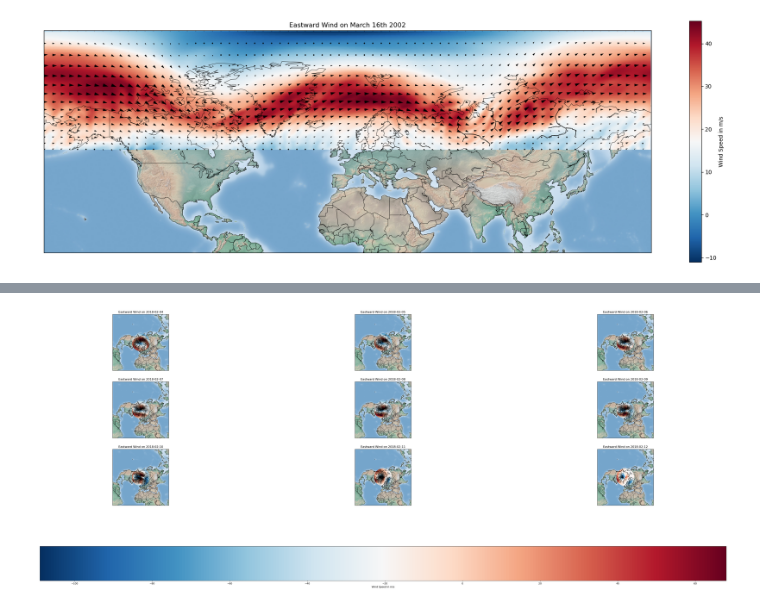
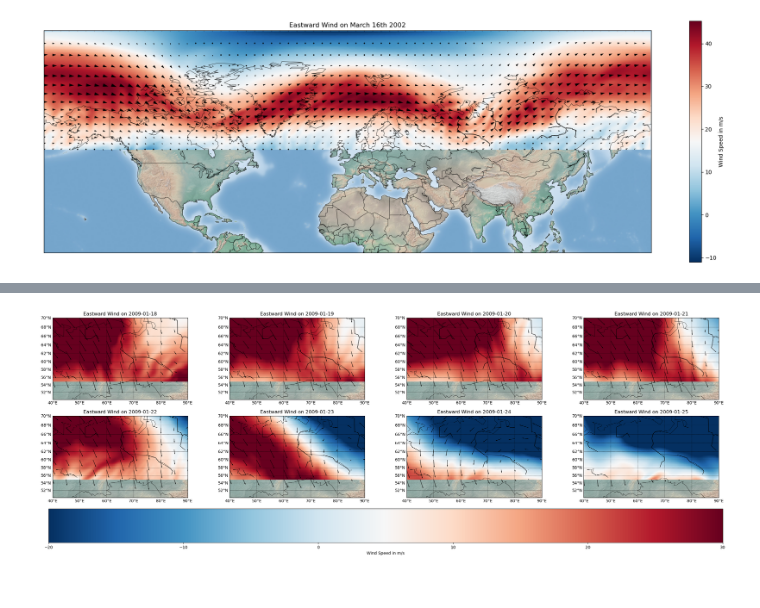
Before and after one commit to jonyjesus18/final-year-proj, a Jupyter notebook: ssw_identifying_era5_daily.ipynb, the cells around one changed output, grey strips where cells are left out. Drawn from its saved outputs; the diff is of its cells as text; code cells hidden in the pictures.

```diff
--- a/ssw_identifying_era5_daily.ipynb
+++ b/ssw_identifying_era5_daily.ipynb
@@ -11,6 +11,21 @@ from datetime import datetime
 
 pd.options.mode.chained_assignment = None  # default='warn'
 pd.set_option('display.max_columns', 500)
+
+# ==============================================================================
+# Use the cartopy environment for these graphs
+# ==============================================================================
+
+from datetime import datetime, timedelta
+
+def get_day_array(date_string = "2018-02-11", days = 9):
+    date = datetime.strptime(date_string, "%Y-%m-%d")
+    dates = []
+    for i in range(days):
+        previous_date = date - timedelta(days=i+1)
+        dates.append(previous_date.strftime("%Y-%m-%d"))
+    dates.reverse()
+    return dates
 # %%
 # Get Temperature Data]
 def generate_dataset(path='/Users/joaojesus/Desktop/final_year_proj/PROCESSED_ERA5_ONLINE/COMPRESSED/WIND_EASTWARD/',
@@ -248,13 +362,17 @@ plt.colorbar(label='Wind Speed in m/s')
 # =============================================
 # plot a multiple days on a colour mesh and quiver
 # =============================================
+# load era5 data
+
+grid = map_grid(grid_size=None, source = 'era5_online')
+wizard = data_wizard()
 
 %matplotlib inline
 import numpy as np
 import matplotlib.pyplot as plt
 from mpl_toolkits.basemap import Basemap
 
-dates = ["2018-02-04","2018-02-05","2018-02-06","2018-02-07","2018-02-08","2018-02-09","2018-02-10","2018-02-11","2018-02-12"]
+dates = get_day_array(date_string="2009-01-26",days=8)
 
 
 data_u_1 = np.load(f'/Users/joaojesus/Desktop/final_year_proj/pre_processed_era5_online/COMPRESSED/WIND_EASTWARD/{dates[0]}.npz')['arr_0']
@@ -281,8 +399,6 @@ data_v_7 = np.load(f'/Users/joaojesus/Desktop/final_year_proj/pre_processed_era5
 data_u_8  = np.load(f'/Users/joaojesus/Desktop/final_year_proj/pre_processed_era5_online/COMPRESSED/WIND_EASTWARD/{dates[7]}.npz')['arr_0']
 data_v_8 = np.load(f'/Users/joaojesus/Desktop/final_year_proj/pre_processed_era5_online/COMPRESSED/WIND_NORTHWARD/{dates[7]}.npz')['arr_0']
 
-data_u_9  = np.load(f'/Users/joaojesus/Desktop/final_year_proj/pre_processed_era5_online/COMPRESSED/WIND_EASTWARD/{dates[8]}.npz')['arr_0']
-data_v_9 = np.load(f'/Users/joaojesus/Desktop/final_year_proj/pre_processed_era5_online/COMPRESSED/WIND_NORTHWARD/{dates[8]}.npz')['arr_0']
 
 data_dict = {'data_u_1': data_u_1,
             'data_u_2': data_u_2,
@@ -292,7 +408,6 @@ data_dict = {'data_u_1': data_u_1,
             'data_u_6': data_u_6,
             'data_u_7': data_u_7,
             'data_u_8': data_u_8,
-            'data_u_9': data_u_9,
             'data_v_1': data_v_1,
             'data_v_2': data_v_2,
             'data_v_3': data_v_3,
@@ -300,48 +415,48 @@ data_dict = {'data_u_1': data_u_1,
             'data_v_5': data_v_5,
             'data_v_6': data_v_6,
             'data_v_7': data_v_7,
-            'data_v_8': data_v_8,
-            'data_v_9': data_v_9}
+            'data_v_8': data_v_8}
 
 
-fig, axes = plt.subplots(nrows=3, ncols=3, figsize=(50, 20))
+fig, axes = plt.subplots(nrows=2, ncols=4, figsize=(30, 10))
 
 data_i = 1
 
-# map_params = {
-#     'projection': 'npstere',
-#     'lon_0': 60,
-#     'lat_0': 60,
-#     'llcrnrlat': 60,
-#     'urcrnrlat': 90,
-#     'llcrnrlon': -180,
-#     'urcrnrlon': 180,
-#     'resolution': 'l'
-# }
-map_params = {
-    'projection' : 'npstere',
-    'boundinglat': 0,
-    'lon_0': 0,
-    'resolution': 'c'}
-
-# Loop over the subplots and plot the map
-data_i = 1
-
-for i in range(3):
-    for j in range(3):
+vmin = -20
+vmax = 30
+for i in range(2):
+    for j in range(4):
 
         data_u = data_dict[f'data_u_{data_i}']
         data_v = data_dict[f'data_v_{data_i}']
 
         ax = axes[i, j]
 
-        m = Basemap(ax=ax, **map_params)
+        # map_params = {
+        #     'projection': 'stere',
+        #     'lon_0': 60,
+        #     'lat_0': 60,
+        #     'llcrnrlat': 50,
+        #     'urcrnrlat': 70,
+        #     'llcrnrlon': 40,
+        #     'urcrnrlon': 90,
+        #     'resolution': 'l'
+        # }
+
+        m = Basemap(projection='mill',
+                    llcrnrlat = 50,
+                    urcrnrlat = 70,
+                    llcrnrlon = 40,
+                    urcrnrlon = 90,
+                    ax=ax)
 
         m.shadedrelief(scale=0.5)
 
         m.pcolormesh(grid.grid_[0],
                      grid.grid_[1],
                      data_u,
+                     vmin = vmin,
+                     vmax = vmax,
                      latlon=True, cmap='RdBu_r',
                      shading='auto')
 
@@ -352,10 +467,12 @@ for i in range(3):
         data_v_d = data_v[::10, ::20]
 
         m.quiver(x, y,
-             data_u_d, data_v_d,scale = 5000,latlon=True)
+             data_u_d, data_v_d,scale = 1000,latlon=True)
 
         m.drawcoastlines(linewidth=0.5,linestyle='solid')
         m.drawcountries(linewidth=0.5, linestyle='solid',color='k')
+        m.drawparallels(np.arange(50, 71, 2), linewidth=0.5, labels=[1, 0, 0, 0])
+        m.drawmeridians(np.arange(40, 91, 10), linewidth=0.5, labels=[0, 0, 0, 1])
 
         # Set the title of the subplot
         ax.set_title('Eastward Wind on ' + dates[data_i-1])
@@ -365,13 +482,15 @@ for i in range(3):
 
 # Define the mappable object for the colorbar
 mappable = m.pcolormesh(grid.grid_[0],
-                        grid.grid_[1],
-                        data_u,
-                        latlon=True, cmap='RdBu_r',
-                        shading='auto')
+                         grid.grid_[1],
+                         data_u,
+                         vmin = vmin,
+                         vmax = vmax,
+                         latlon=True, cmap='RdBu_r',
+                         shading='auto')
 
 # Add the colorbar at the bottom of the figure
-fig.colorbar(mappable, ax=axes, location='bottom', label='Wind Speed in m/s')
+fig.colorbar(mappable, ax=axes, location='bottom', pad=0.05, label='Wind Speed in m/s')
 
 plt.show()
 # %% [output]
@@ -382 +497 @@ The input coordinates to pcolormesh are interpreted as cell centers, but are not
-[figure, old version]
+[figure, new version]
```
Also changed, not shown: parts of 5 cells of this notebook, 6 other files.
